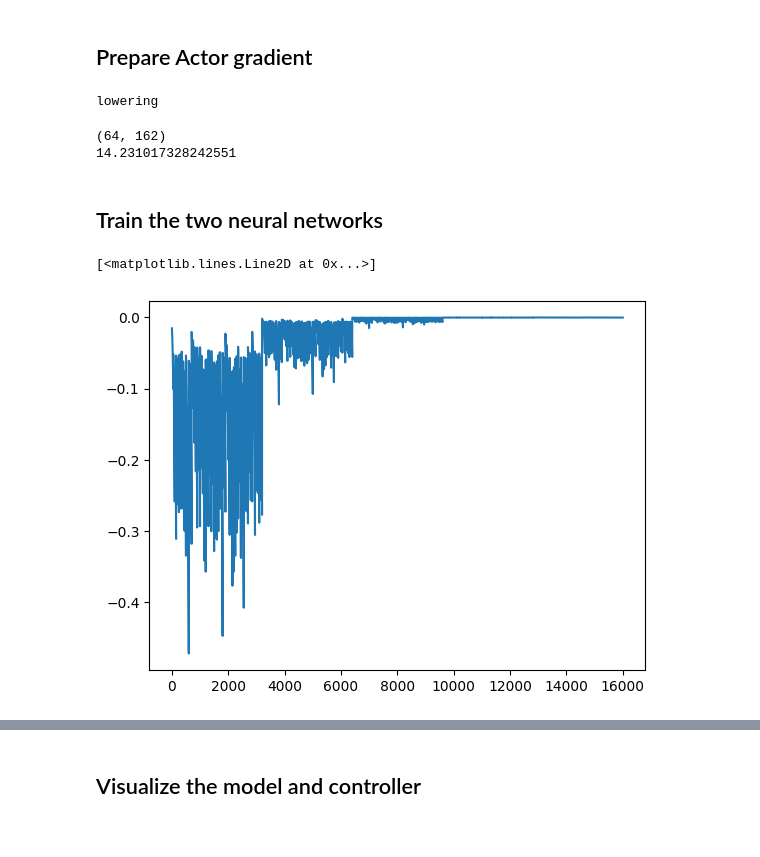
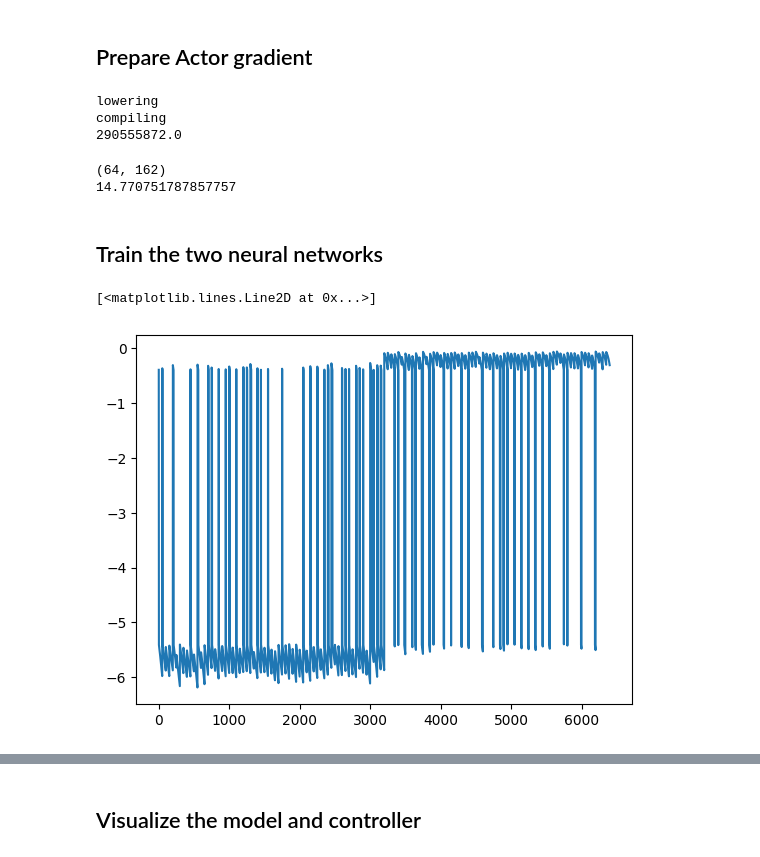
Before and after one commit to junqingqiao/biomujoco_rl, a Jupyter notebook: RL/Stand.ipynb, the cells around one changed output, grey strips where cells are left out. Drawn from its saved outputs; the diff is of its cells as text; code cells hidden in the pictures.

Commit message:
added done pannelty

```diff
--- a/RL/Stand.ipynb
+++ b/RL/Stand.ipynb
@@ -264,12 +264,13 @@ def nn_step_fn(carry, _):
     # new_data, new_key, act = nn_mjx_perturbe_one_step(nn_params, model, data, key)
     new_carry = (nn_params, model, new_data, new_key)
     # Calculate reward
-    head_hight = new_data.sensordata[2]
+    head_height = new_data.sensordata[2]
     state = jp.concat([data.qpos, data.qvel, data.biomtu.fiber_l, data.biomtu.fiber_v])
     next_state = jp.concat([new_data.qpos, new_data.qvel, new_data.biomtu.fiber_l, new_data.biomtu.fiber_v])
     action = act
-    reward = -(head_hight-1.63)**4
-    done = head_hight < 1.0
+    # done = head_hight < 1.2
+    done = jp.where(head_height <= 1, jp.float32(1), jp.float32(0))
+    reward = -(head_height-1.63)**2 - done*2
     experience = exp.experience(state, next_state, action, reward, done)
 
     return new_carry, experience
@@ -413,51 +414,54 @@ b = jit_g_loss_experience.cost_analysis()[0]['flops']
 print(b)
 # %% [output]
 lowering
+compiling
+290555872.0
 # %%
 print(sample_batch.states.shape)
 print(b/a)
 # %% [output]
 (64, 162)
-14.231017328242551
+14.770751787857757
 # %% [markdown]
 ## Train the two neural networks
 # %%
-key = jax.random.key(9687658)
+key = jax.random.key(934346)
 keys = jax.random.split(key, controller_batch_size)
 
 critic_params, key = critic_nn.init_parameters(key)
-critic_tx = optax.apply_if_finite(optax.adam(learning_rate=5e-5), max_consecutive_errors=50)
+critic_tx = optax.apply_if_finite(optax.adam(learning_rate=1e-5), max_consecutive_errors=50)
 # critic_tx = optax.apply_if_finite(optax.sgd(learning_rate=1e-4), max_consecutive_errors=50)
 critic_opt_state = critic_tx.init(critic_params)
 jit_critic_tx_update = jax.jit(critic_tx.update)
 
 
 controller_params, key = controller_nn.init_parameters(key)
 controller_tx = optax.apply_if_finite(optax.adam(learning_rate=1e-5), max_consecutive_errors=50)
 # controller_tx = optax.apply_if_finite(optax.sgd(learning_rate=1e-4), max_consecutive_errors=50)
 controller_opt_state = controller_tx.init(controller_params)
 jit_controller_tx_update = jax.jit(controller_tx.update)
 
 jit_apply_update = jax.jit(optax.apply_updates)
 
 
 jit_sample = jax.jit(exp.memory.sample, static_argnames="batch_size")
 jit_add_exp = jax.jit(exp.memory.add_exp, static_argnames="settings")
 
 # Init exp_pool
 exp_pool = None
 datas = reset(init_mjx_data,controller_batch_size)
-for i in range(5):
+for i in range(6):
     datas, keys, exps = jit_v_nn_multi_steps(controller_params, mjx_model, datas, keys)
     # print(datas.qvel.shape, datas.ten_J.shape)
-    exp_pool = exp.memory.add_exp(memory_settings, exp_pool, exps)
+    if(i>3):
+        exp_pool = exp.memory.add_exp(memory_settings, exp_pool, exps)
 
 #plot exp_pool
 # plt.plot(exp_pool.states.T[1])
 plt.plot(exp_pool.rewards)
 # %% [output]
 [<matplotlib.lines.Line2D at 0x...>]
-[figure, old version]
+[figure, new version]
 # %%
 # Debug Nan
 # jax.config.update("jax_debug_nans", True)
```
Also changed, not shown: parts of 3 cells of this notebook, 1 other file.
